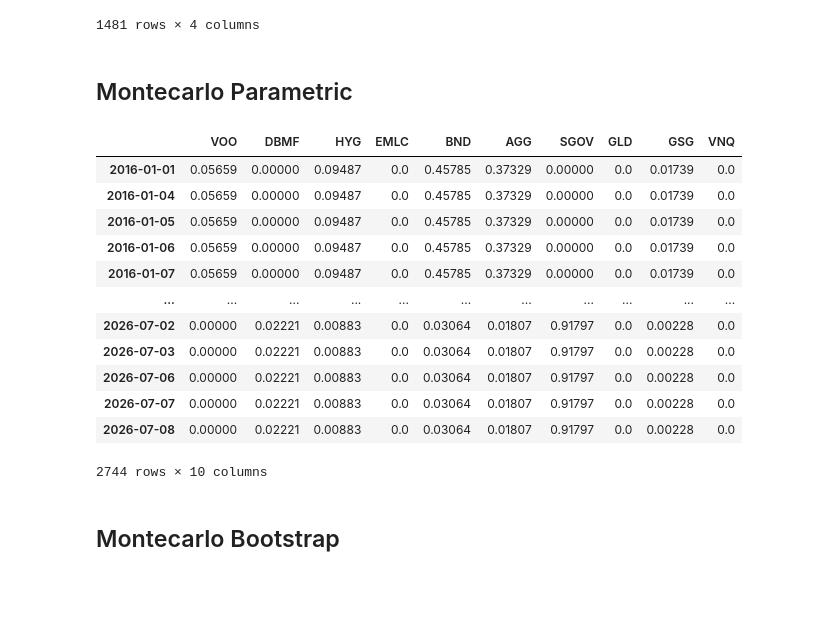
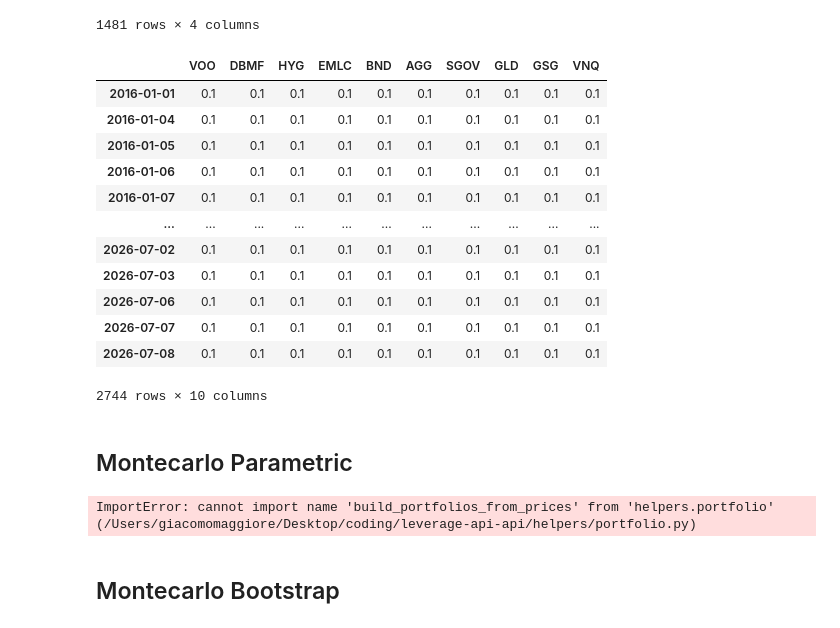
Before and after one commit to giacomomaggiore/leverage-ib-api, a Jupyter notebook: main.ipynb, the cells around one changed output. Saved outputs shown, nothing was run; the diff lists cells and outputs as text; code cells hidden in the pictures; blank space fills up the shorter version.

```diff
--- a/main.ipynb
+++ b/main.ipynb
@@ -56,16 +53,7 @@ dict_keys(['min_variance', 'max_sharpe', 'market_cap'])
 from helpers.backtest import backtest_portfolio
 
 # If equal_weight is missing (e.g., built before helper update), create 1/N weights over current tickers
-if "equal_weight" not in portfolios:
-    cols = list(portfolios["min_variance"].columns)
-    if len(cols) == 0:
-        raise ValueError("No tickers found to build equal_weight.")
-    # single-row equal-weight, then forward-fill across the date index of min_variance
-    ew_row = pd.Series({t: 1.0 / len(cols) for t in cols})
-    ew = pd.DataFrame([ew_row], columns=cols)
-    ew.index = [portfolios["min_variance"].index.min()]
-    ew = ew.reindex(portfolios["min_variance"].index, method="ffill")
-    portfolios["equal_weight"] = ew
+
 
 # compute portfolio value series for each strategy
 min_variance = backtest_portfolio(portfolios["min_variance"], start_value=10_000.0)
@@ -99,6 +87,22 @@ backtest_results
 | 2026-07-07 | 11847.422303 | 15724.283168 | 10000.0 | 16387.798738 |
 | 2026-07-08 | 11849.711576 | 15720.954058 | 10000.0 | 16355.691048 |
 1481 rows × 4 columns
+# %%
+portfolios["equal_weight"]
+# %% [output]
+|  | VOO | DBMF | HYG | EMLC | BND | AGG | SGOV | GLD | GSG | VNQ |
+| 2016-01-01 | 0.1 | 0.1 | 0.1 | 0.1 | 0.1 | 0.1 | 0.1 | 0.1 | 0.1 | 0.1 |
+| 2016-01-04 | 0.1 | 0.1 | 0.1 | 0.1 | 0.1 | 0.1 | 0.1 | 0.1 | 0.1 | 0.1 |
+| 2016-01-05 | 0.1 | 0.1 | 0.1 | 0.1 | 0.1 | 0.1 | 0.1 | 0.1 | 0.1 | 0.1 |
+| 2016-01-06 | 0.1 | 0.1 | 0.1 | 0.1 | 0.1 | 0.1 | 0.1 | 0.1 | 0.1 | 0.1 |
+| 2016-01-07 | 0.1 | 0.1 | 0.1 | 0.1 | 0.1 | 0.1 | 0.1 | 0.1 | 0.1 | 0.1 |
+| ... | ... | ... | ... | ... | ... | ... | ... | ... | ... | ... |
+| 2026-07-02 | 0.1 | 0.1 | 0.1 | 0.1 | 0.1 | 0.1 | 0.1 | 0.1 | 0.1 | 0.1 |
+| 2026-07-03 | 0.1 | 0.1 | 0.1 | 0.1 | 0.1 | 0.1 | 0.1 | 0.1 | 0.1 | 0.1 |
+| 2026-07-06 | 0.1 | 0.1 | 0.1 | 0.1 | 0.1 | 0.1 | 0.1 | 0.1 | 0.1 | 0.1 |
+| 2026-07-07 | 0.1 | 0.1 | 0.1 | 0.1 | 0.1 | 0.1 | 0.1 | 0.1 | 0.1 | 0.1 |
+| 2026-07-08 | 0.1 | 0.1 | 0.1 | 0.1 | 0.1 | 0.1 | 0.1 | 0.1 | 0.1 | 0.1 |
+2744 rows × 10 columns
 # %% [markdown]
 ## Montecarlo Parametric
 # %%
@@ -115,19 +119,7 @@ W_param, V_param = rebalance_on_simulation(
 )
 V_param.tail()
 # %% [output]
-|  | VOO | DBMF | HYG | EMLC | BND | AGG | SGOV | GLD | GSG | VNQ |
-| 2016-01-01 | 0.05659 | 0.00000 | 0.09487 | 0.0 | 0.45785 | 0.37329 | 0.00000 | 0.0 | 0.01739 | 0.0 |
-| 2016-01-04 | 0.05659 | 0.00000 | 0.09487 | 0.0 | 0.45785 | 0.37329 | 0.00000 | 0.0 | 0.01739 | 0.0 |
-| 2016-01-05 | 0.05659 | 0.00000 | 0.09487 | 0.0 | 0.45785 | 0.37329 | 0.00000 | 0.0 | 0.01739 | 0.0 |
-| 2016-01-06 | 0.05659 | 0.00000 | 0.09487 | 0.0 | 0.45785 | 0.37329 | 0.00000 | 0.0 | 0.01739 | 0.0 |
-| 2016-01-07 | 0.05659 | 0.00000 | 0.09487 | 0.0 | 0.45785 | 0.37329 | 0.00000 | 0.0 | 0.01739 | 0.0 |
-| ... | ... | ... | ... | ... | ... | ... | ... | ... | ... | ... |
-| 2026-07-02 | 0.00000 | 0.02221 | 0.00883 | 0.0 | 0.03064 | 0.01807 | 0.91797 | 0.0 | 0.00228 | 0.0 |
-| 2026-07-03 | 0.00000 | 0.02221 | 0.00883 | 0.0 | 0.03064 | 0.01807 | 0.91797 | 0.0 | 0.00228 | 0.0 |
-| 2026-07-06 | 0.00000 | 0.02221 | 0.00883 | 0.0 | 0.03064 | 0.01807 | 0.91797 | 0.0 | 0.00228 | 0.0 |
-| 2026-07-07 | 0.00000 | 0.02221 | 0.00883 | 0.0 | 0.03064 | 0.01807 | 0.91797 | 0.0 | 0.00228 | 0.0 |
-| 2026-07-08 | 0.00000 | 0.02221 | 0.00883 | 0.0 | 0.03064 | 0.01807 | 0.91797 | 0.0 | 0.00228 | 0.0 |
-2744 rows × 10 columns
+ImportError: cannot import name 'build_portfolios_from_prices' from 'helpers.portfolio' (/Users/giacomomaggiore/Desktop/coding/leverage-api-api/helpers/portfolio.py)
 # %% [markdown]
 ## Montecarlo Bootstrap
 # %%
```
Also changed, not shown: parts of 1 cell of this notebook.
